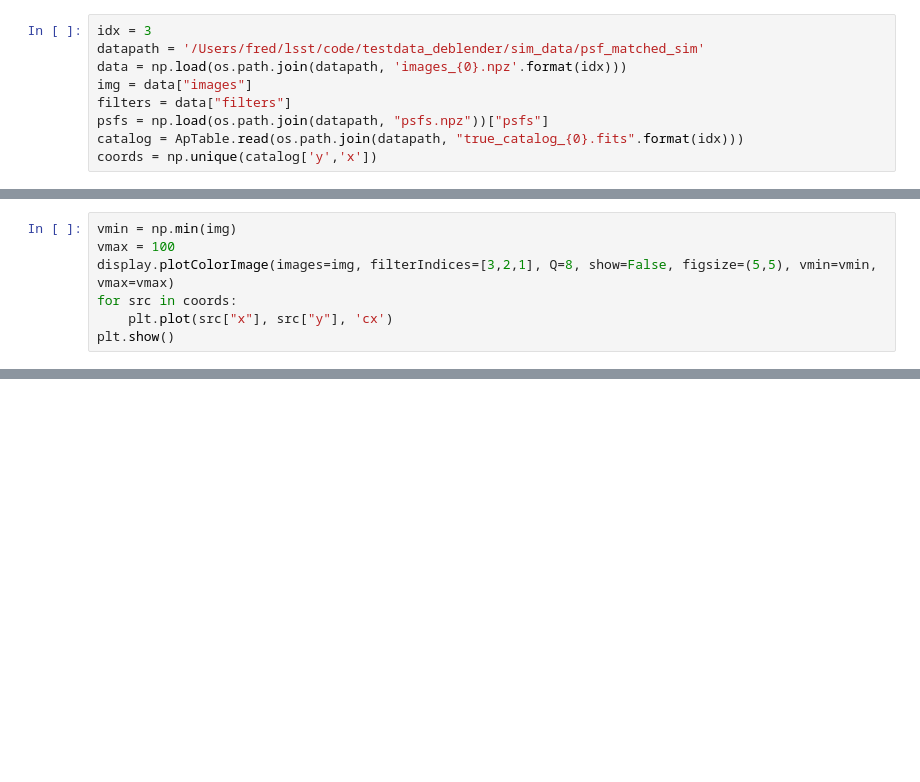
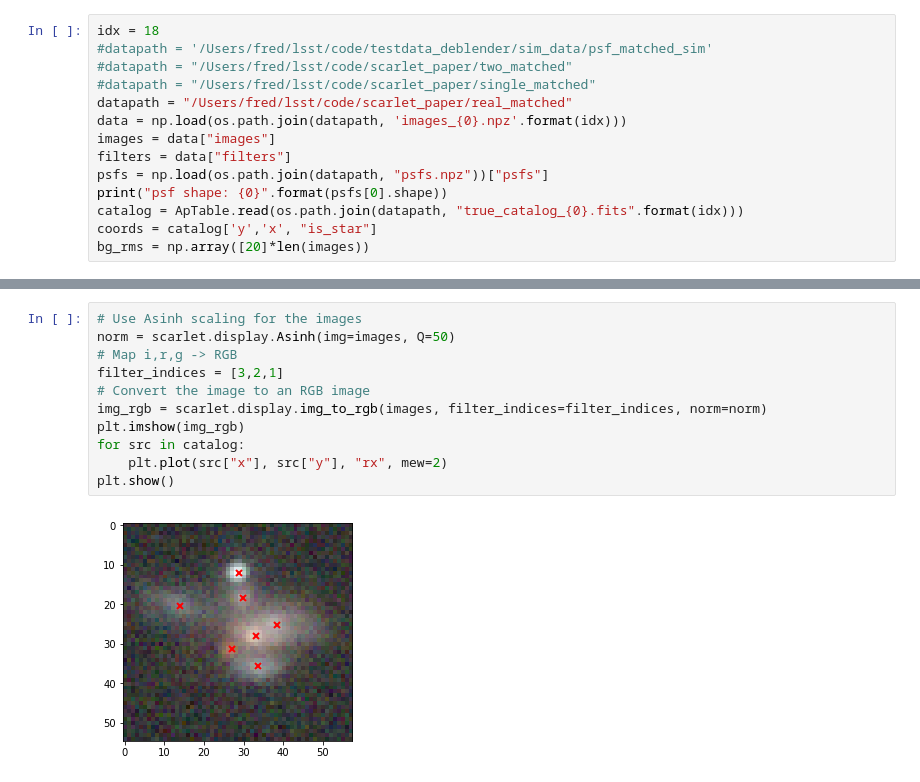
Before and after one commit to lsst-dm/deblender_examples, a Jupyter notebook: testScarlet.ipynb, the cells around one changed output, grey strips where cells are left out. Drawn from its saved outputs; the diff is of its cells as text; blank space fills up the shorter version.

```diff
--- a/testScarlet.ipynb
+++ b/testScarlet.ipynb
@@ -35,9 +18,14 @@ dlogger.setLevel(logging.INFO)
 # %%
-idx = 3
-datapath = '/Users/fred/lsst/code/testdata_deblender/sim_data/psf_matched_sim'
+idx = 18
+#datapath = '/Users/fred/lsst/code/testdata_deblender/sim_data/psf_matched_sim'
+#datapath = "/Users/fred/lsst/code/scarlet_paper/two_matched"
+#datapath = "/Users/fred/lsst/code/scarlet_paper/single_matched"
+datapath = "/Users/fred/lsst/code/scarlet_paper/real_matched"
 data = np.load(os.path.join(datapath, 'images_{0}.npz'.format(idx)))
-img = data["images"]
+images = data["images"]
 filters = data["filters"]
 psfs = np.load(os.path.join(datapath, "psfs.npz"))["psfs"]
+print("psf shape: {0}".format(psfs[0].shape))
 catalog = ApTable.read(os.path.join(datapath, "true_catalog_{0}.fits".format(idx)))
-coords = np.unique(catalog['y','x'])
+coords = catalog['y','x', "is_star"]
+bg_rms = np.array([20]*len(images))
@@ -44,7 +33,0 @@ coords = np.unique(catalog['y','x'])
-# %%
-vmin = np.min(img)
-vmax = 100
-display.plotColorImage(images=img, filterIndices=[3,2,1], Q=8, show=False, figsize=(5,5), vmin=vmin, vmax=vmax)
-for src in coords:
-    plt.plot(src["x"], src["y"], 'cx')
-plt.show()
@@ -148,0 +34,13 @@ for m in range(len(coords)):
+# %%
+# Use Asinh scaling for the images
+norm = scarlet.display.Asinh(img=images, Q=50)
+# Map i,r,g -> RGB
+filter_indices = [3,2,1]
+# Convert the image to an RGB image
+img_rgb = scarlet.display.img_to_rgb(images, filter_indices=filter_indices, norm=norm)
+plt.imshow(img_rgb)
+for src in catalog:
+    plt.plot(src["x"], src["y"], "rx", mew=2)
+plt.show()
+# %% [output]
+[figure, added]
```
Also changed, not shown: parts of 31 cells of this notebook, 18 other files.
